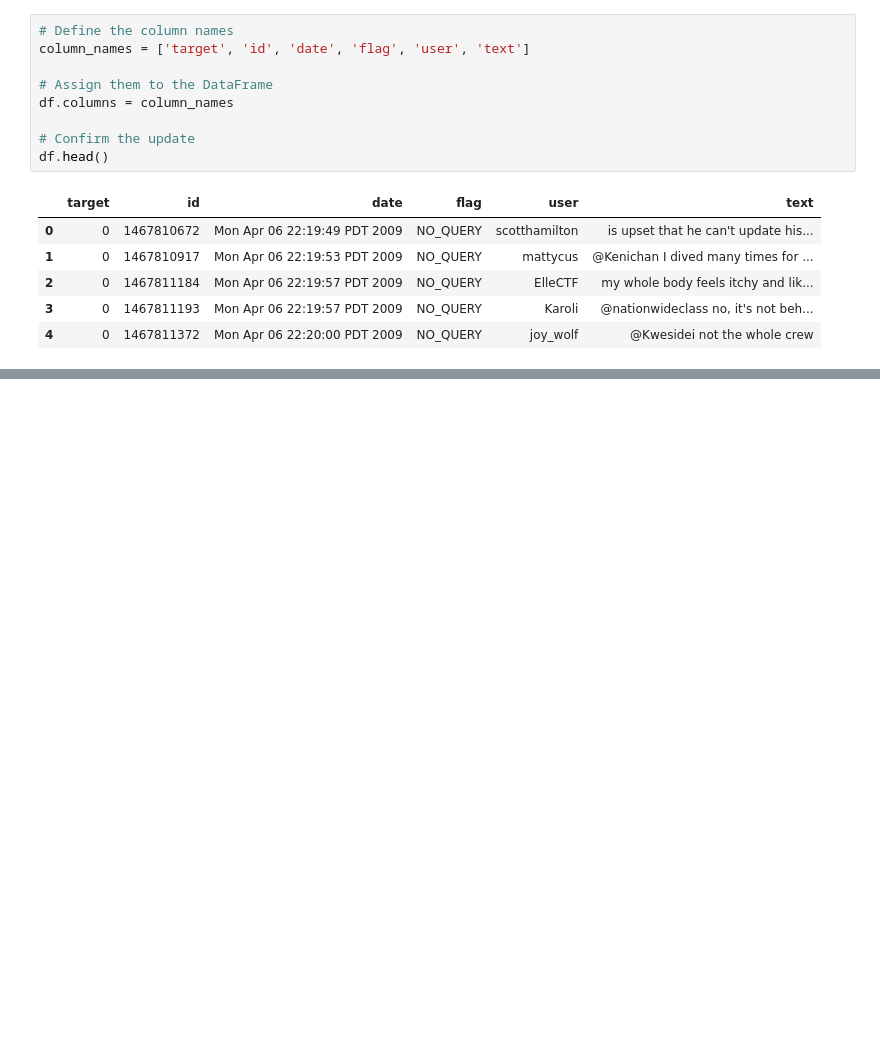
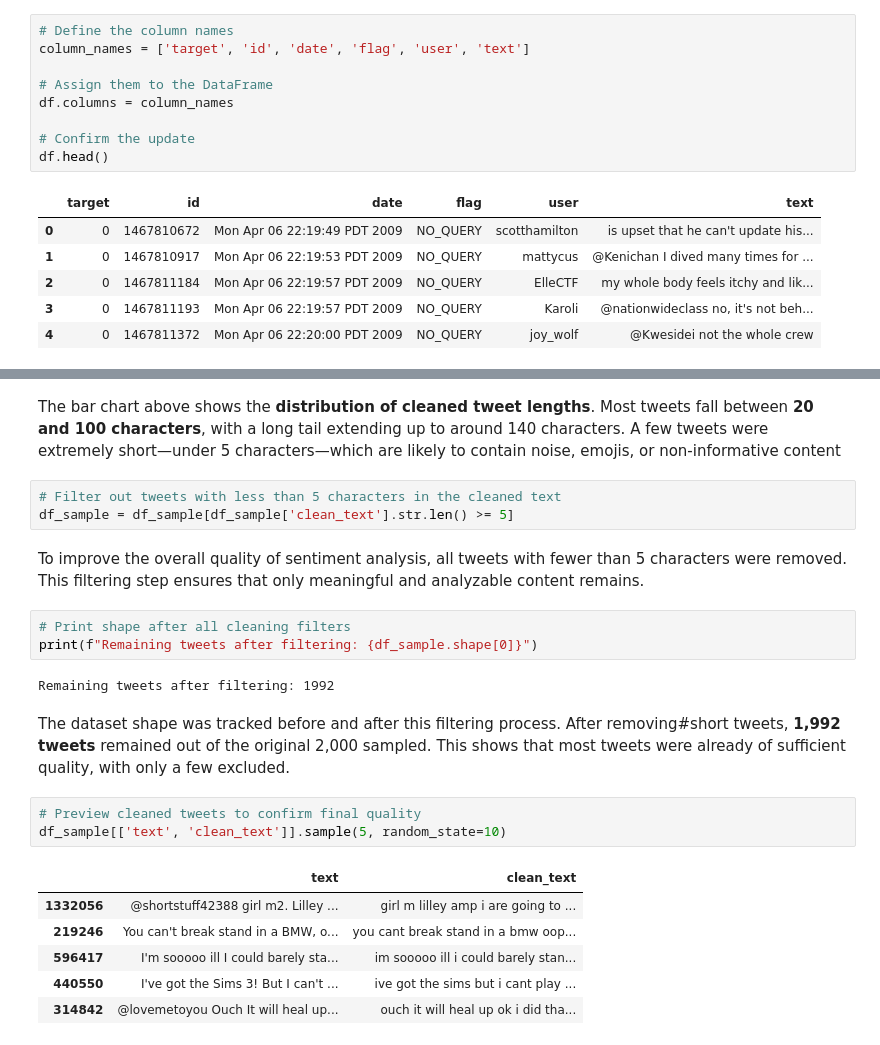
Before and after one commit to Ahmad-385/Income-prediction-Sentiment-analysis, a Jupyter notebook: ML-CA2.ipynb, the cells around one changed output, grey strips where cells are left out. Saved outputs shown, nothing was run; the diff lists cells and outputs as text; blank space fills up the shorter version.

```diff
--- a/ML-CA2.ipynb
+++ b/ML-CA2.ipynb
@@ -895,0 +947,24 @@ df.head()
+# %% [markdown]
+The bar chart above shows the **distribution of cleaned tweet lengths**. Most tweets fall between **20 and 100 characters**, with a long tail extending up to around 140 characters. A few tweets were extremely short—under 5 characters—which are likely to contain noise, emojis, or non-informative content
+# %%
+# Filter out tweets with less than 5 characters in the cleaned text
+df_sample = df_sample[df_sample['clean_text'].str.len() >= 5]
+# %% [markdown]
+To improve the overall quality of sentiment analysis, all tweets with fewer than 5 characters were removed. This filtering step ensures that only meaningful and analyzable content remains.
+# %%
+# Print shape after all cleaning filters
+print(f"Remaining tweets after filtering: {df_sample.shape[0]}")
+# %% [output]
+Remaining tweets after filtering: 1992
+# %% [markdown]
+The dataset shape was tracked before and after this filtering process. After removing#short tweets, **1,992 tweets** remained out of the original 2,000 sampled. This shows that most tweets were already of sufficient quality, with only a few excluded.
+# %%
+# Preview cleaned tweets to confirm final quality
+df_sample[['text', 'clean_text']].sample(5, random_state=10)
+# %% [output]
+|  | text | clean_text |
+| 1332056 | @shortstuff42388 girl m2. Lilley ... | girl m lilley amp i are going to ... |
+| 219246 | You can't break stand in a BMW, o... | you cant break stand in a bmw oop... |
+| 596417 | I'm sooooo ill I could barely sta... | im sooooo ill i could barely stan... |
+| 440550 | I've got the Sims 3! But I can't ... | ive got the sims but i cant play ... |
+| 314842 | @lovemetoyou Ouch It will heal up... | ouch it will heal up ok i did tha... |
```
Also changed, not shown: parts of 9 cells of this notebook.
